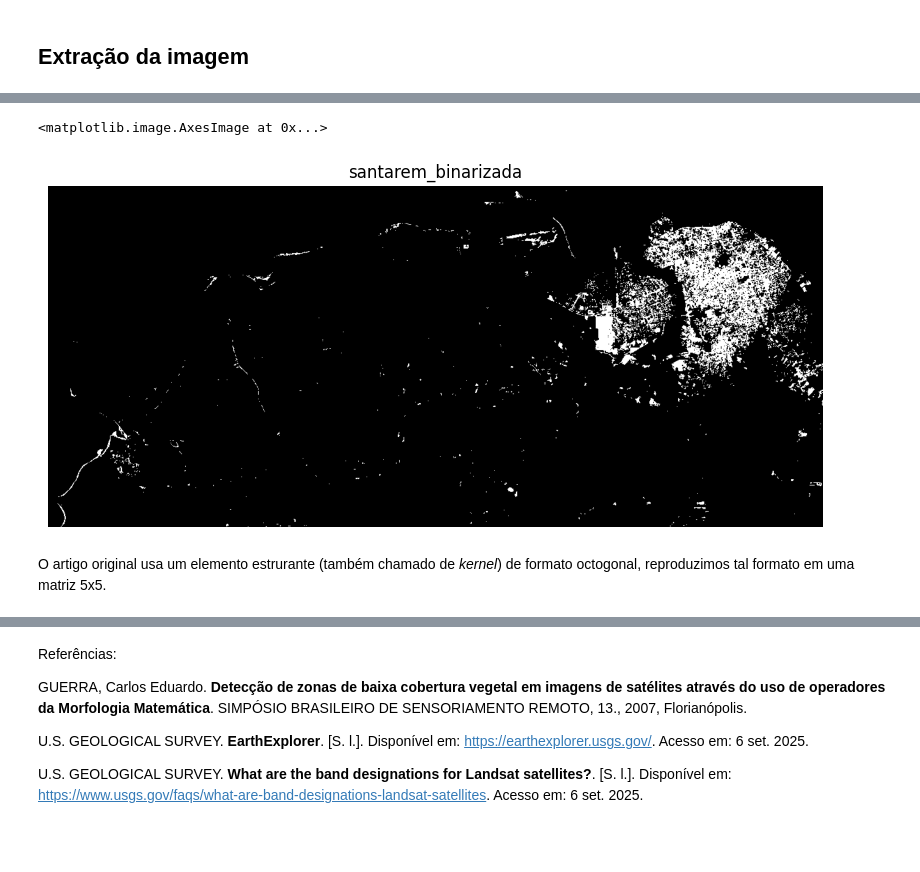
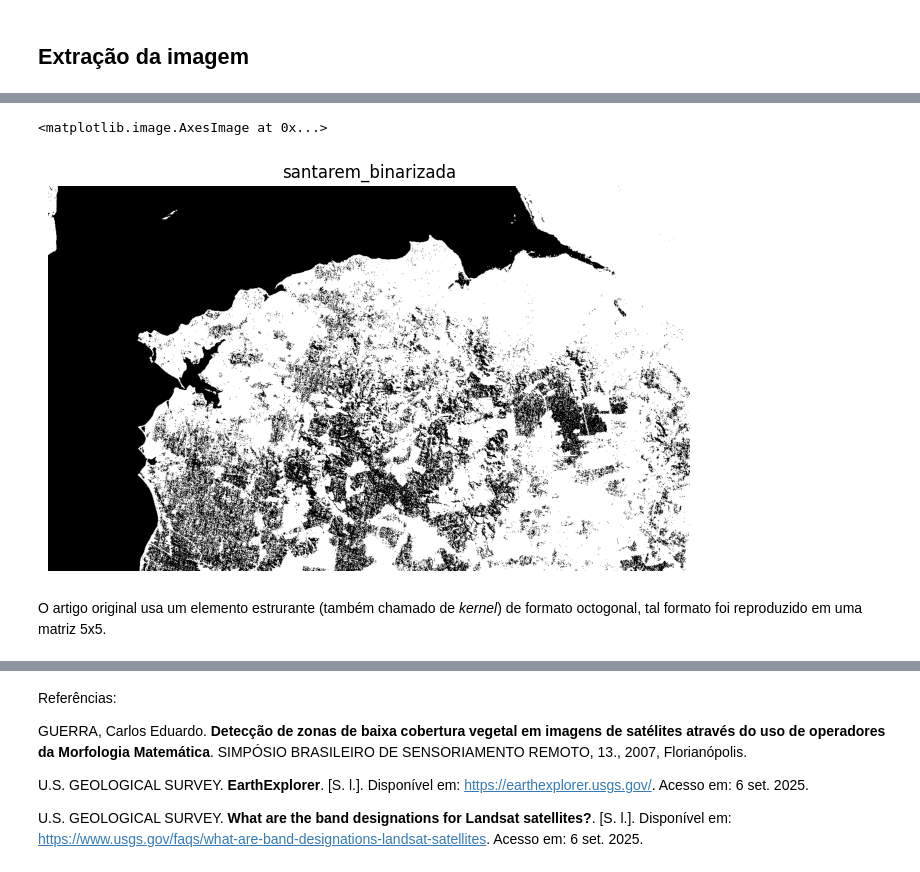
Before and after one commit to joao-martinho/pi, a Jupyter notebook: Trabalho 1/trabalho01.ipynb, the cells around one changed output, grey strips where cells are left out. Cells and saved outputs as stored; diff of their text form; code cells hidden in the pictures; blank space fills up the shorter version.

```diff
--- a/Trabalho 1/trabalho01.ipynb
+++ b/Trabalho 1/trabalho01.ipynb
@@ -30,7 +30,8 @@ As imagens detectadas por esse satélite estão disponíveis no serviço EarthEx
 # %%
-imagem = cv2.imread('LT05_L1TP_227062_20100629_20200823_02_T1_B3.TIF')
-imagem = cv2.cvtColor(imagem, cv2.COLOR_BGR2GRAY)
+imagem = cv2.imread('banda3.tif')
 plt.axis('off')
-plt.imshow(imagem, 'grey')
+
+esclarecida = cv2.convertScaleAbs(imagem, alpha=1.0, beta=50)
+plt.imshow(esclarecida)
 # %% [output]
 <matplotlib.image.AxesImage at 0x...>
@@ -40,14 +43,14 @@ Aplica-se a binzarização para ficar apenas com os principais elementos da imag
 # %%
-(T, binarizacao) = cv2.threshold(imagem, 140, 255, cv2.THRESH_BINARY)
+(T, binaria) = cv2.threshold(imagem, 16, 255, cv2.THRESH_BINARY)
 plt.figure(figsize=(10, 5))
 plt.title('santarem_binarizada')
 plt.axis("off")
-plt.imshow(binarizacao, 'gray')
+plt.imshow(binaria)
 # %% [output]
 <matplotlib.image.AxesImage at 0x...>
-[figure, old version]
+[figure, new version]
 # %% [markdown]
-O artigo original usa um elemento estrurante (também chamado de *kernel*) de formato octogonal, reproduzimos tal formato em uma matriz 5x5.
+O artigo original usa um elemento estrurante (também chamado de *kernel*) de formato octogonal,  tal formato foi reproduzido em uma matriz 5x5.
 # %%
 kernel = np.array([
     [0, 1, 1, 1, 0],
```
Also changed, not shown: parts of 6 cells of this notebook.
